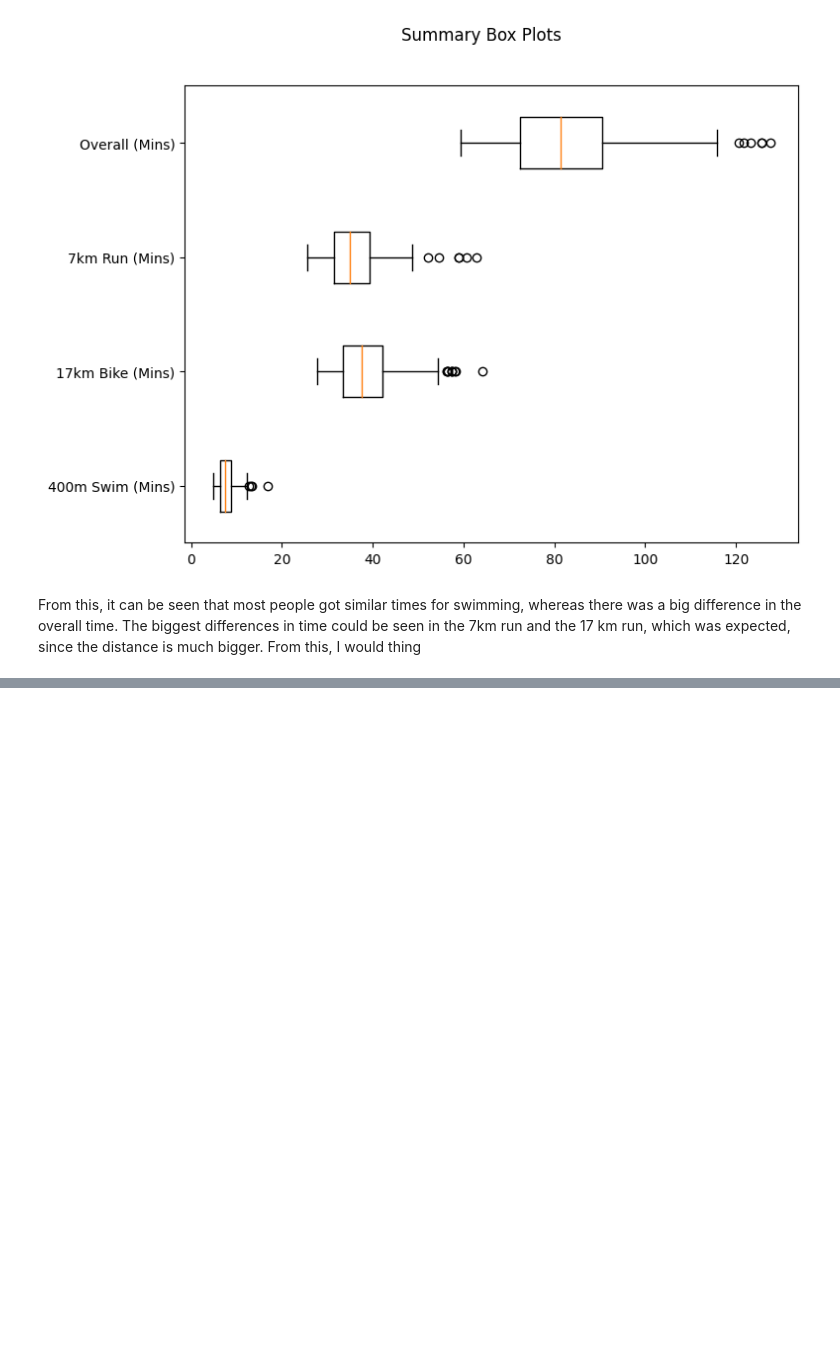
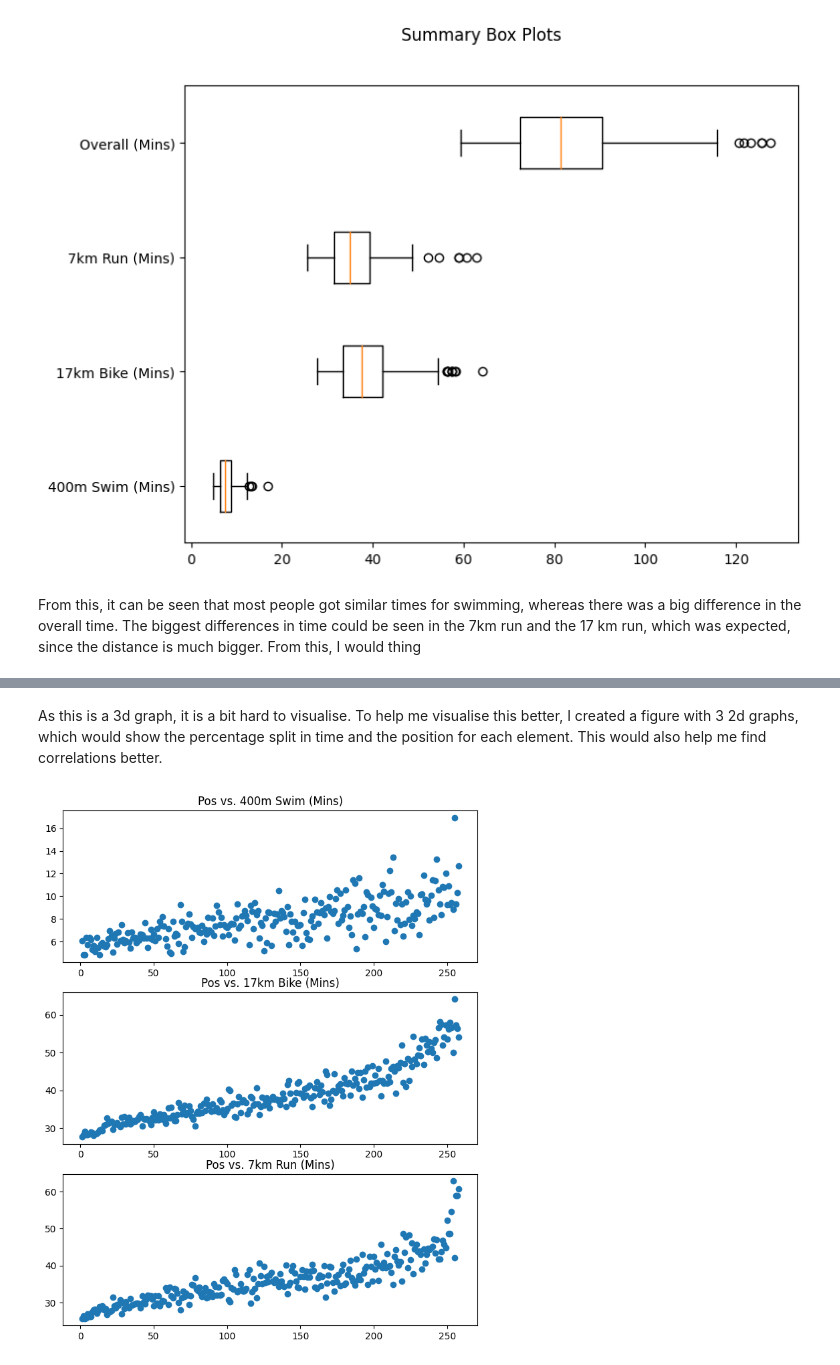
Before and after one commit to TheKonamiKoder/Triathalon, a Jupyter notebook: triathalon.ipynb, the cells around one changed output, grey strips where cells are left out. Saved outputs shown, nothing was run; the diff lists cells and outputs as text; code cells hidden in the pictures; blank space fills up the shorter version.

```diff
--- a/triathalon.ipynb
+++ b/triathalon.ipynb
@@ -50,0 +83,14 @@ From this, it can be seen that most people got similar times for swimming, where
+# %% [markdown]
+As this is a 3d graph, it is a bit hard to visualise. To help me visualise this better, I created a figure with 3 2d graphs, which would show the percentage split in time and the position for each element. This would also help me find correlations better.
+# %%
+time_split_2d = plt.figure(figsize=(8, 10))
+
+for index, col in enumerate(list(df.columns)[2:5]):
+    ax = time_split_2d.add_subplot(3, 1, index + 1)
+    ax.set_title(f'Pos vs. {col}')
+    ax.scatter(
+        x=df['Pos'],
+        y=df[col],
+    )
+# %% [output]
+[figure, added]
```
Also changed, not shown: parts of 10 cells of this notebook, 1 other file.
